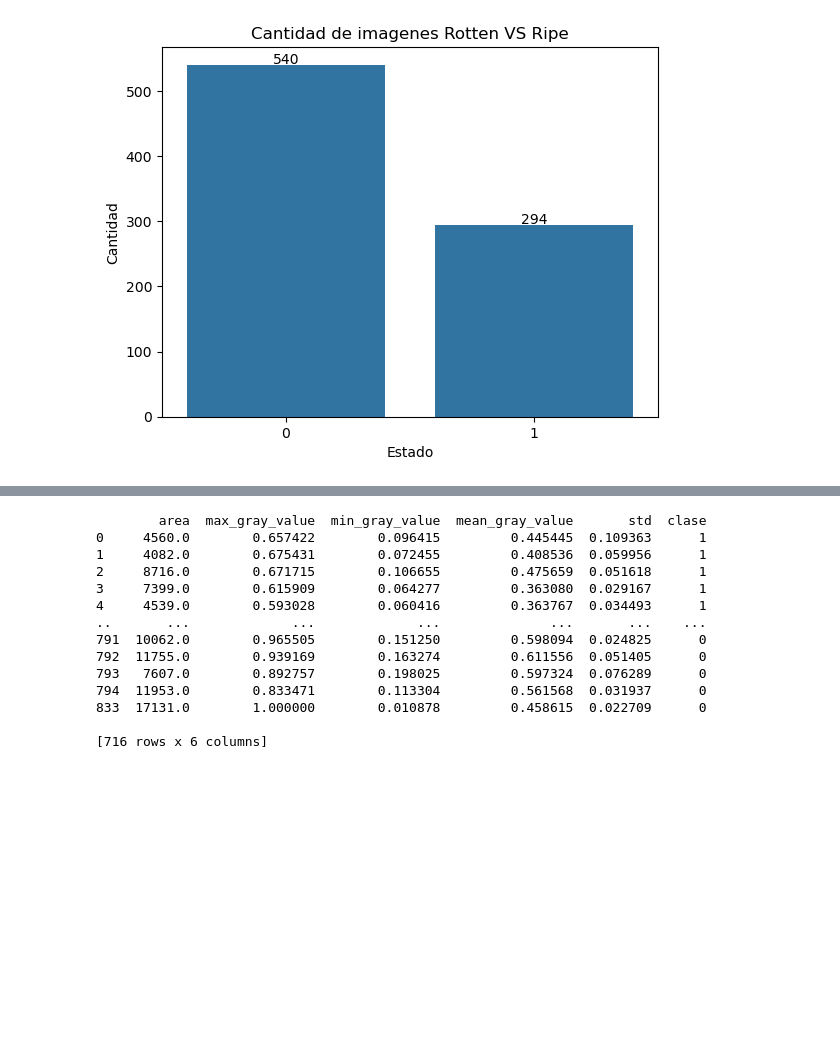
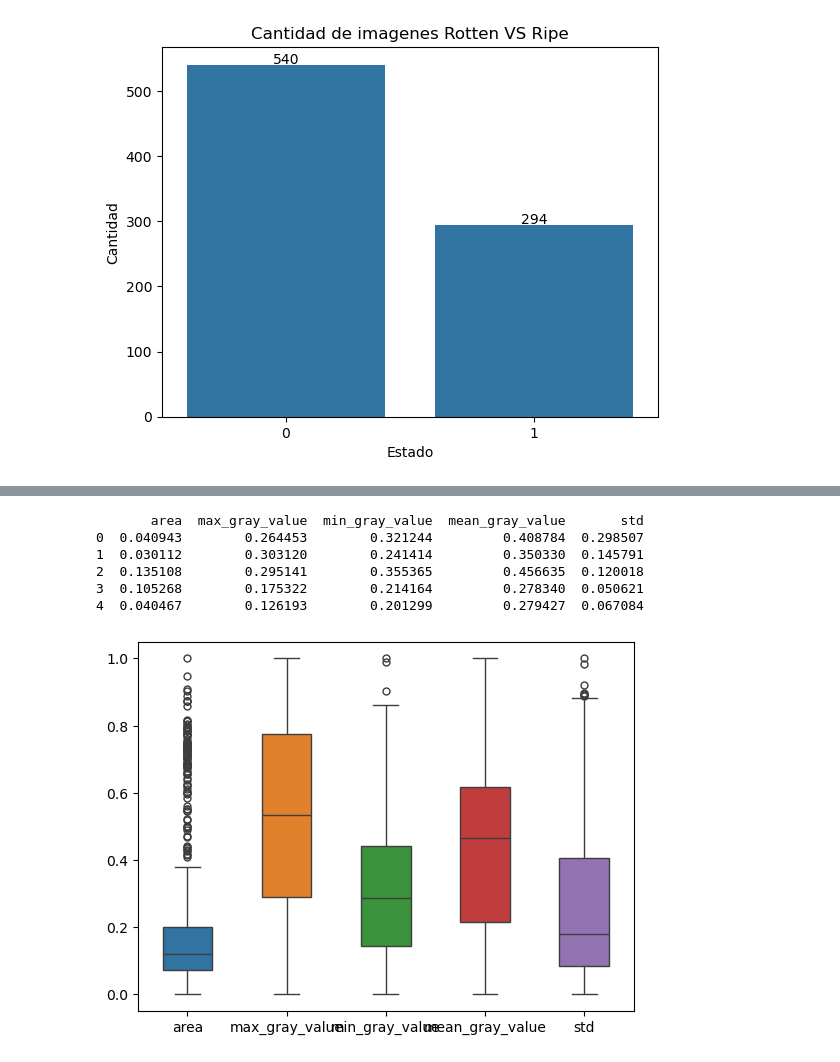
Before and after one commit to bragon23/proyecto_clasificador_mangos, a Jupyter notebook: proyecto_final2.ipynb, the cells around one changed output, grey strips where cells are left out. Saved outputs shown, nothing was run; the diff lists cells and outputs as text; code cells hidden in the pictures; blank space fills up the shorter version.

```diff
--- a/proyecto_final2.ipynb
+++ b/proyecto_final2.ipynb
@@ -344,22 +371,17 @@ plt.show()
-# %%
-x = 19000
-
-# Filtrar el DataFrame y crear uno nuevo
-df_filtrado = df_mangos_combinado[df_mangos_combinado['area'] < x]
-
-print(df_filtrado)
-# %% [output]
-        area  max_gray_value  min_gray_value  mean_gray_value       std  clase
-0     4560.0        0.657422        0.096415         0.445445  0.109363      1
-1     4082.0        0.675431        0.072455         0.408536  0.059956      1
-2     8716.0        0.671715        0.106655         0.475659  0.051618      1
-3     7399.0        0.615909        0.064277         0.363080  0.029167      1
-4     4539.0        0.593028        0.060416         0.363767  0.034493      1
-..       ...             ...             ...              ...       ...    ...
-791  10062.0        0.965505        0.151250         0.598094  0.024825      0
-792  11755.0        0.939169        0.163274         0.611556  0.051405      0
-793   7607.0        0.892757        0.198025         0.597324  0.076289      0
-794  11953.0        0.833471        0.113304         0.561568  0.031937      0
-833  17131.0        1.000000        0.010878         0.458615  0.022709      0
-
-[716 rows x 6 columns]
+# %%
+#boxplot de las variables numericas
+mangos = df_mangos_normalizado.drop('clase',axis=1)
+box_data = mangos #variable representing the data array
+print(box_data.head())
+box_target = df_mangos_normalizado.clase #variable representing the labels array
+sns.boxplot(data = box_data,width=0.5,fliersize=5)
+#sns.set(rc={'figure.figsize':(2,15)})
+plt.show()
+# %% [output]
+       area  max_gray_value  min_gray_value  mean_gray_value       std
+0  0.040943        0.264453        0.321244         0.408784  0.298507
+1  0.030112        0.303120        0.241414         0.350330  0.145791
+2  0.135108        0.295141        0.355365         0.456635  0.120018
+3  0.105268        0.175322        0.214164         0.278340  0.050621
+4  0.040467        0.126193        0.201299         0.279427  0.067084
+[figure, added]
```
Also changed, not shown: parts of 24 cells of this notebook.
